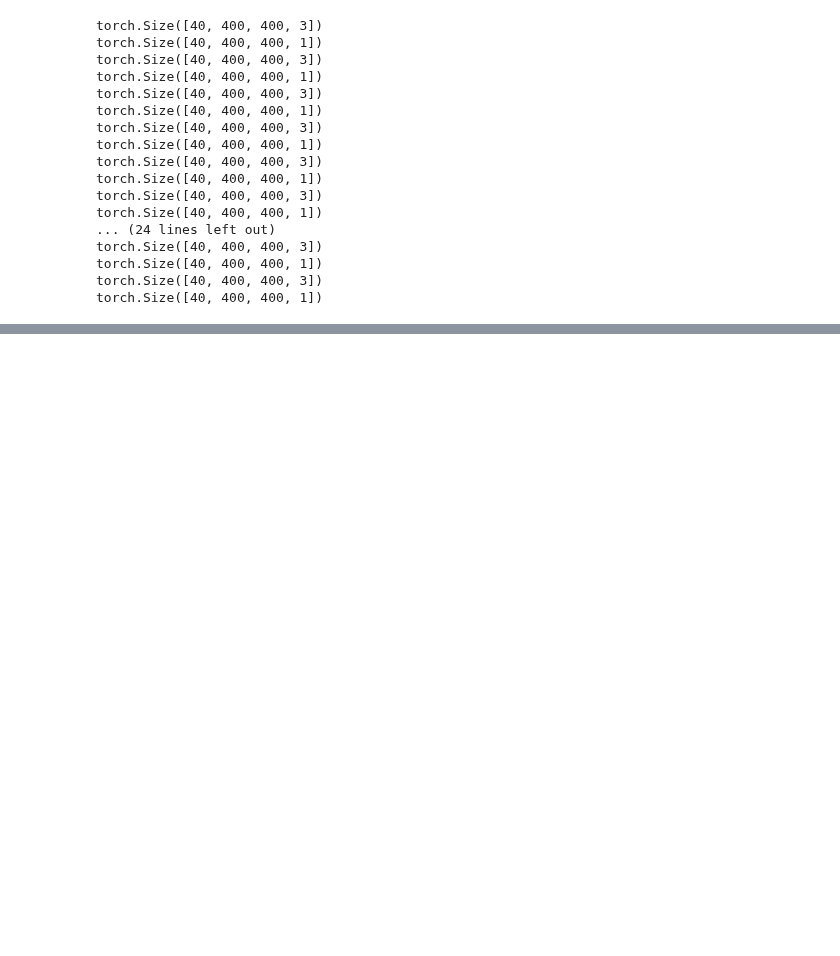
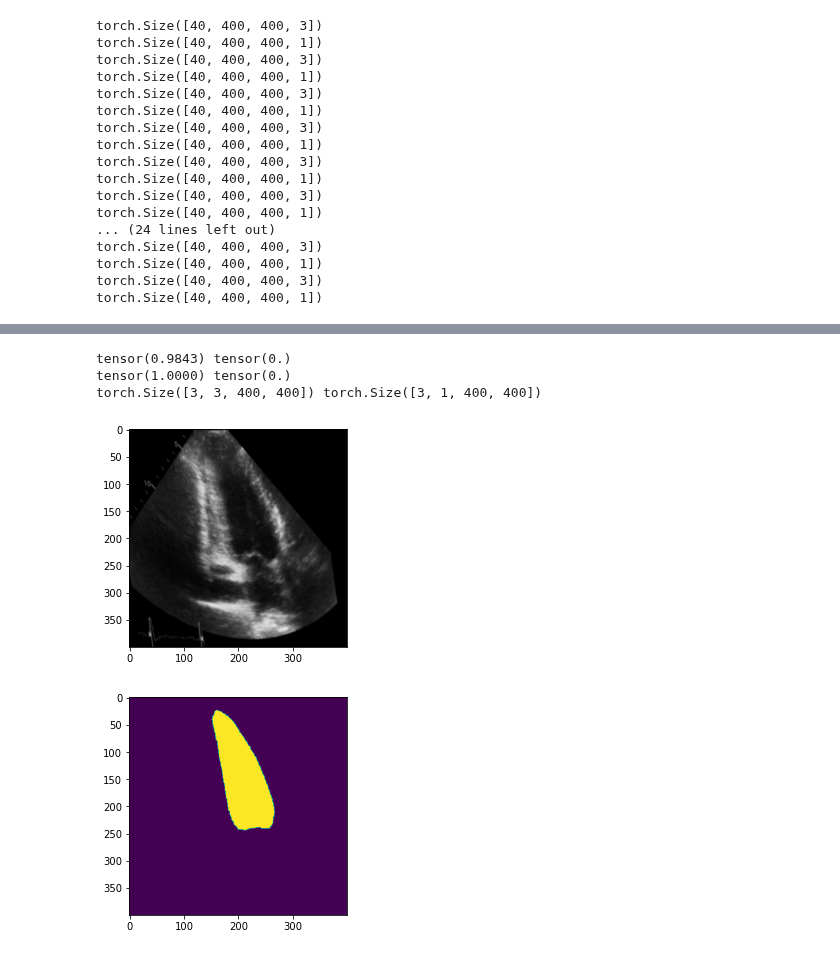
Before and after one commit to DMkelllog/Heart_Disease_Datathon_2021, a Jupyter notebook: make_dataloader.ipynb, the cells around one changed output, grey strips where cells are left out. Drawn from its saved outputs; the diff is of its cells as text; code cells hidden in the pictures; blank space fills up the shorter version.

Commit message:
augmentation dataloader

```diff
--- a/make_dataloader.ipynb
+++ b/make_dataloader.ipynb
@@ -98,0 +119,26 @@ torch.Size([40, 400, 400, 1])
+# %%
+transform = A.Compose([
+    A.HorizontalFlip(),
+    # A.ElasticTransform(border_mode=cv2.BORDER_CONSTANT),
+    ToTensorV2(transpose_mask=True)
+])
+
+train_loader = make_dataloader('train', 'A2C', 3, transform=transform)
+
+origin_img, origin_mask = next(iter(train_loader))
+
+print(torch.max(origin_img), torch.min(origin_img))
+print(torch.max(origin_mask), torch.min(origin_mask))
+
+print(origin_img.size(), origin_mask.size())
+
+plt.imshow(origin_img[0].numpy().transpose(1,2,0))
+plt.show()
+plt.imshow(origin_mask[0].numpy().transpose(1,2,0))
+plt.show()
+# %% [output]
+tensor(0.9843) tensor(0.)
+tensor(1.0000) tensor(0.)
+torch.Size([3, 3, 400, 400]) torch.Size([3, 1, 400, 400])
+[figure, added]
+[figure, added]
```
Also changed, not shown: parts of 3 cells of this notebook, 3 other files.
